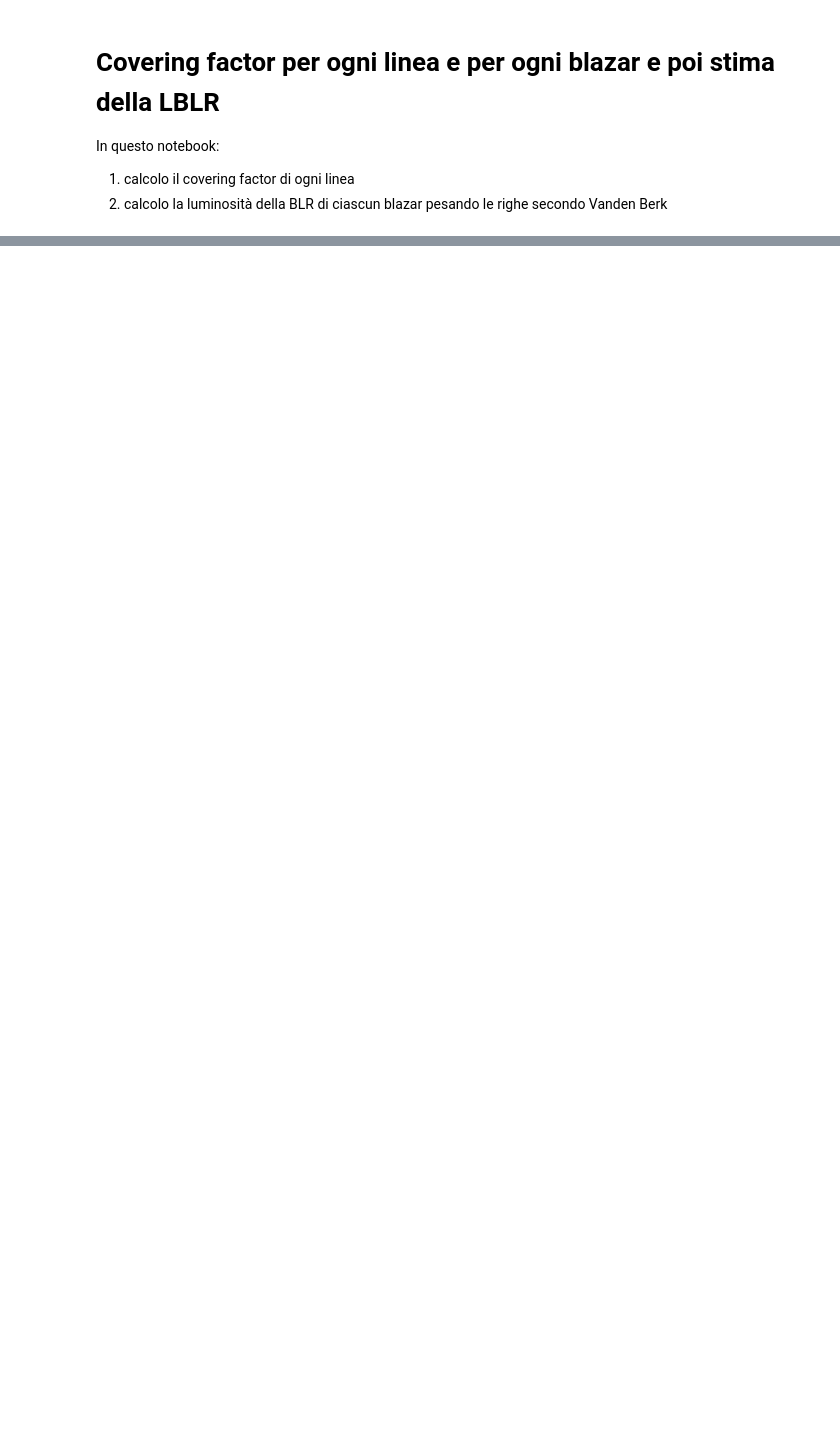
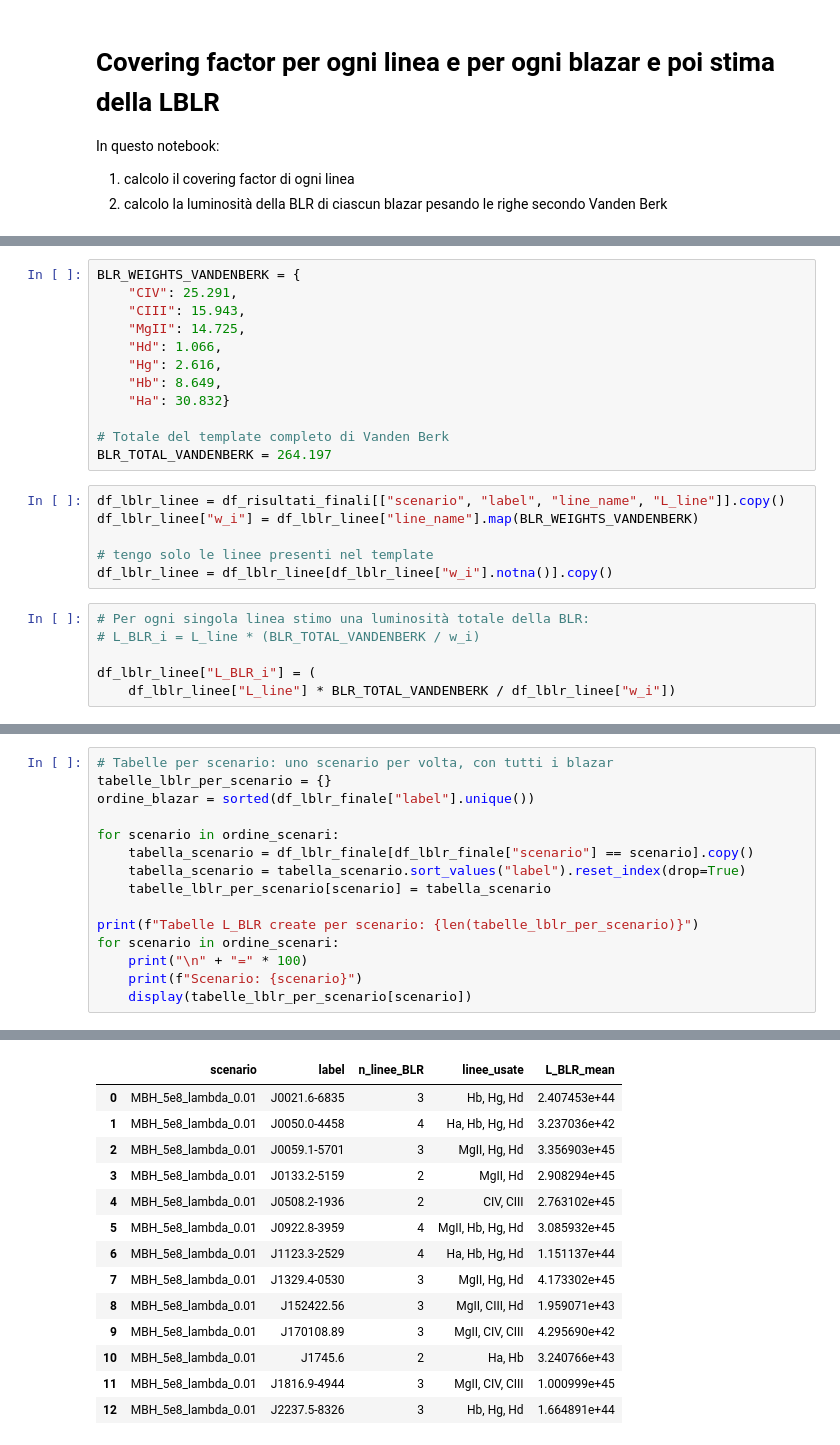
Before and after one commit to maddaba/Programmi_per_tesi, a Jupyter notebook: calcolo_cf_4_scenari.ipynb, the cells around one changed output, grey strips where cells are left out. Saved outputs shown, nothing was run; the diff lists cells and outputs as text; blank space fills up the shorter version.

```diff
--- a/calcolo_cf_2.ipynb
+++ b/calcolo_cf_4_scenari.ipynb
@@ -569,0 +563,24 @@ Scenario: MBH_5e8_lambda_0.1
+# %%
+BLR_WEIGHTS_VANDENBERK = {
+    "CIV": 25.291,
+    "CIII": 15.943,
+    "MgII": 14.725,
+    "Hd": 1.066,
+    "Hg": 2.616,
+    "Hb": 8.649,
+    "Ha": 30.832}
+
+# Totale del template completo di Vanden Berk
+BLR_TOTAL_VANDENBERK = 264.197
+# %%
+df_lblr_linee = df_risultati_finali[["scenario", "label", "line_name", "L_line"]].copy()
+df_lblr_linee["w_i"] = df_lblr_linee["line_name"].map(BLR_WEIGHTS_VANDENBERK)
+
+# tengo solo le linee presenti nel template
+df_lblr_linee = df_lblr_linee[df_lblr_linee["w_i"].notna()].copy()
+# %%
+# Per ogni singola linea stimo una luminosità totale della BLR:
+# L_BLR_i = L_line * (BLR_TOTAL_VANDENBERK / w_i)
+
+df_lblr_linee["L_BLR_i"] = (
+    df_lblr_linee["L_line"] * BLR_TOTAL_VANDENBERK / df_lblr_linee["w_i"])
@@ -569,0 +664,16 @@ Scenario: MBH_5e8_lambda_0.1
+# %%
+# Tabelle per scenario: uno scenario per volta, con tutti i blazar
+tabelle_lblr_per_scenario = {}
+ordine_blazar = sorted(df_lblr_finale["label"].unique())
+
+for scenario in ordine_scenari:
+    tabella_scenario = df_lblr_finale[df_lblr_finale["scenario"] == scenario].copy()
+    tabella_scenario = tabella_scenario.sort_values("label").reset_index(drop=True)
+    tabelle_lblr_per_scenario[scenario] = tabella_scenario
+
+print(f"Tabelle L_BLR create per scenario: {len(tabelle_lblr_per_scenario)}")
+for scenario in ordine_scenari:
+    print("\n" + "=" * 100)
+    print(f"Scenario: {scenario}")
+    display(tabelle_lblr_per_scenario[scenario])
+# %% [output]
@@ -569,0 +684,14 @@ Scenario: MBH_5e8_lambda_0.1
+|  | scenario | label | n_linee_BLR | linee_usate | L_BLR_mean |
+| 0 | MBH_5e8_lambda_0.01 | J0021.6-6835 | 3 | Hb, Hg, Hd | 2.407453e+44 |
+| 1 | MBH_5e8_lambda_0.01 | J0050.0-4458 | 4 | Ha, Hb, Hg, Hd | 3.237036e+42 |
+| 2 | MBH_5e8_lambda_0.01 | J0059.1-5701 | 3 | MgII, Hg, Hd | 3.356903e+45 |
+| 3 | MBH_5e8_lambda_0.01 | J0133.2-5159 | 2 | MgII, Hd | 2.908294e+45 |
+| 4 | MBH_5e8_lambda_0.01 | J0508.2-1936 | 2 | CIV, CIII | 2.763102e+45 |
+| 5 | MBH_5e8_lambda_0.01 | J0922.8-3959 | 4 | MgII, Hb, Hg, Hd | 3.085932e+45 |
+| 6 | MBH_5e8_lambda_0.01 | J1123.3-2529 | 4 | Ha, Hb, Hg, Hd | 1.151137e+44 |
+| 7 | MBH_5e8_lambda_0.01 | J1329.4-0530 | 3 | MgII, Hg, Hd | 4.173302e+45 |
+| 8 | MBH_5e8_lambda_0.01 | J152422.56 | 3 | MgII, CIII, Hd | 1.959071e+43 |
+| 9 | MBH_5e8_lambda_0.01 | J170108.89 | 3 | MgII, CIV, CIII | 4.295690e+42 |
+| 10 | MBH_5e8_lambda_0.01 | J1745.6 | 2 | Ha, Hb | 3.240766e+43 |
+| 11 | MBH_5e8_lambda_0.01 | J1816.9-4944 | 3 | MgII, CIV, CIII | 1.000999e+45 |
+| 12 | MBH_5e8_lambda_0.01 | J2237.5-8326 | 3 | Hb, Hg, Hd | 1.664891e+44 |
```
Also changed, not shown: parts of 25 cells of this notebook, 2 other files.
